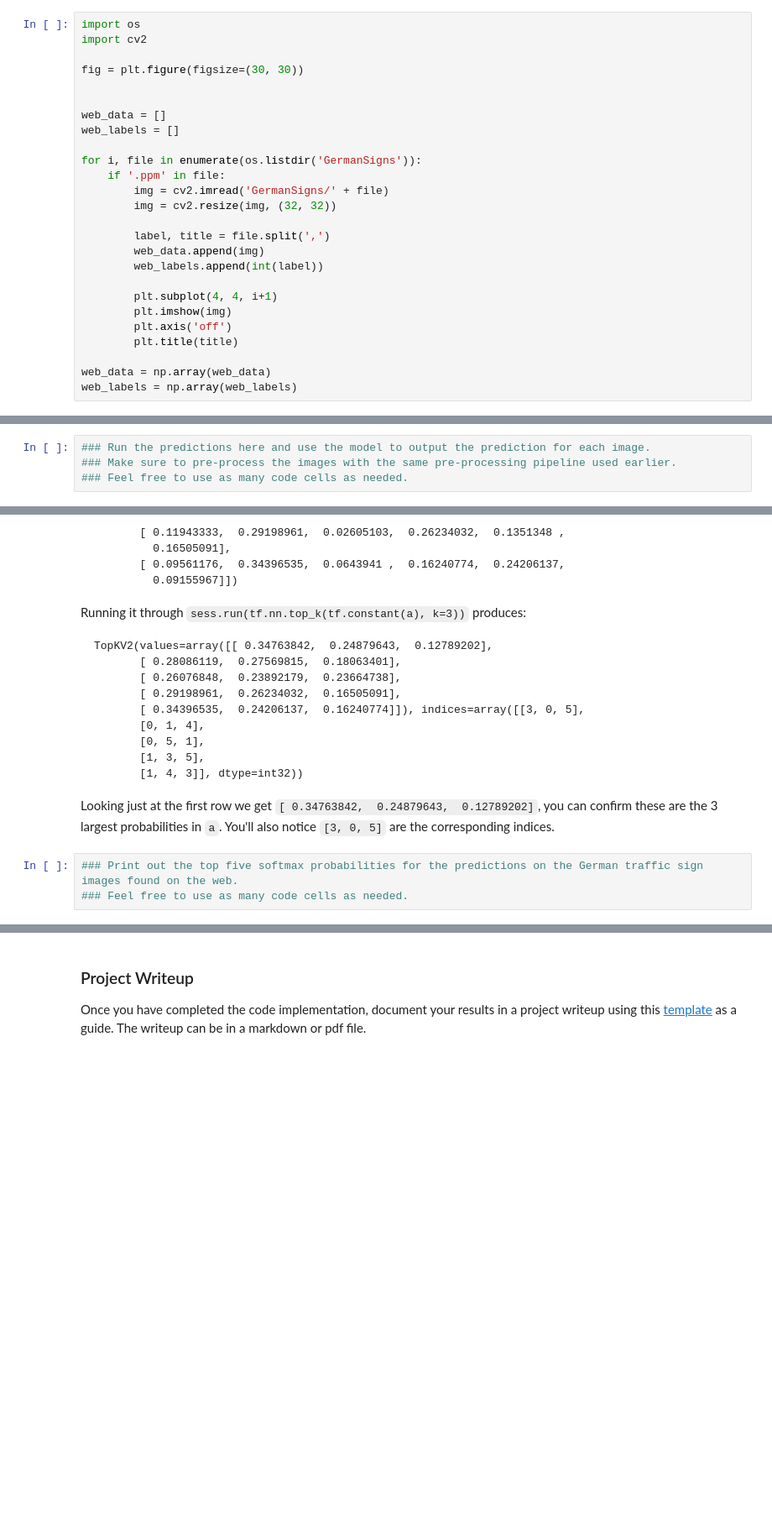
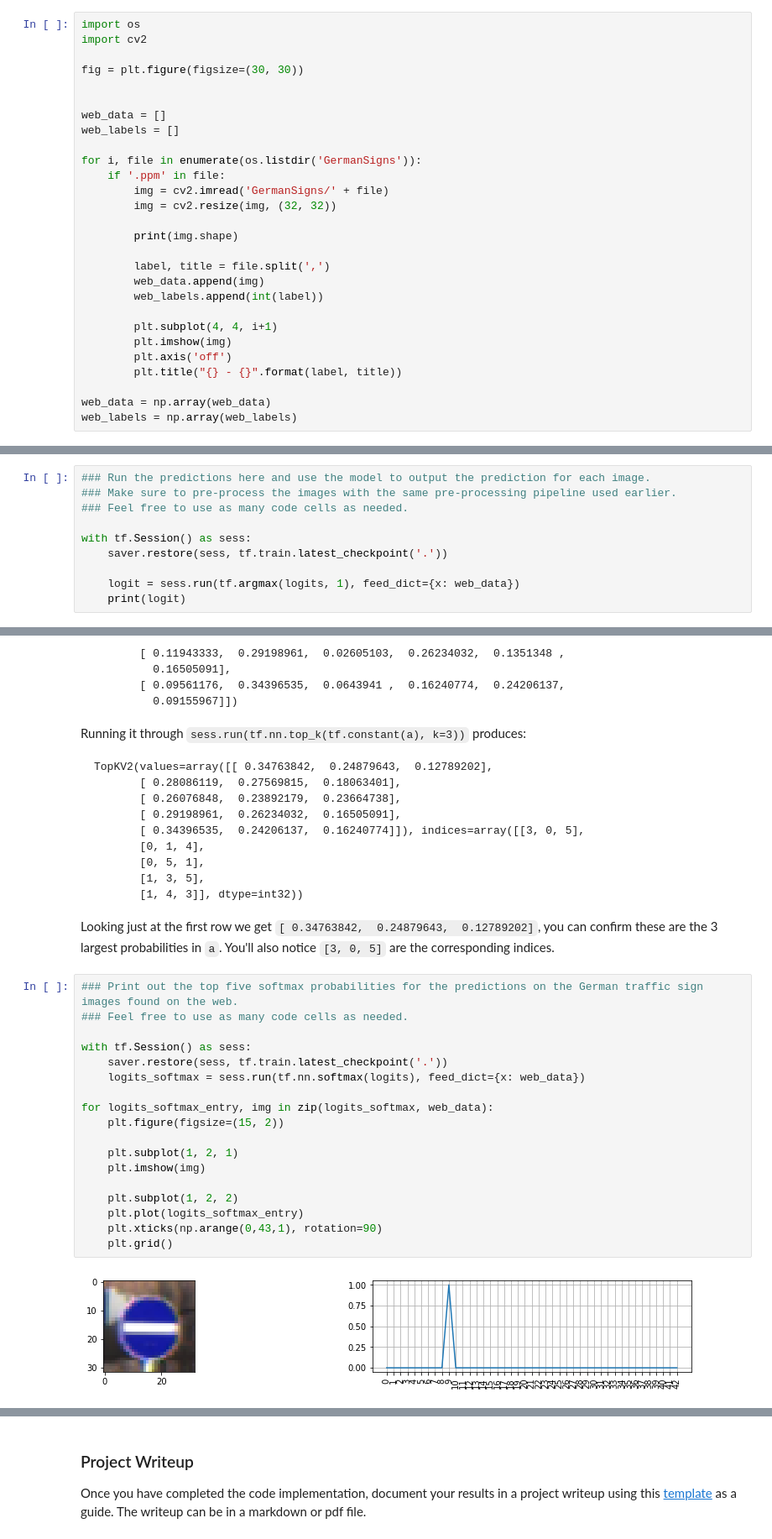
Before and after one commit to AlexanderKim/CarND-Traffic-Sign-Classifier-Project, a Jupyter notebook: Traffic_Sign_Classifier.ipynb, the cells around one changed output, grey strips where cells are left out. Shown: that part at 84% size. Cells and saved outputs as stored; diff of their text form; blank space fills up the shorter version.

```diff
--- a/Traffic_Sign_Classifier.ipynb
+++ b/Traffic_Sign_Classifier.ipynb
@@ -365,6 +362,8 @@ for i, file in enumerate(os.listdir('GermanSigns')):
         img = cv2.imread('GermanSigns/' + file)
         img = cv2.resize(img, (32, 32))
 
+        print(img.shape)
+
         label, title = file.split(',')
         web_data.append(img)
         web_labels.append(int(label))
@@ -372,7 +371,7 @@ for i, file in enumerate(os.listdir('GermanSigns')):
         plt.subplot(4, 4, i+1)
         plt.imshow(img)
         plt.axis('off')
-        plt.title(title)
+        plt.title("{} - {}".format(label, title))
 
 web_data = np.array(web_data)
 web_labels = np.array(web_labels)
@@ -384,3 +388,9 @@ web_labels = np.array(web_labels)
 ### Run the predictions here and use the model to output the prediction for each image.
 ### Make sure to pre-process the images with the same pre-processing pipeline used earlier.
 ### Feel free to use as many code cells as needed.
+
+with tf.Session() as sess:
+    saver.restore(sess, tf.train.latest_checkpoint('.'))
+
+    logit = sess.run(tf.argmax(logits, 1), feed_dict={x: web_data})
+    print(logit)
@@ -440,3 +452,20 @@ Looking just at the first row we get `[ 0.34763842,  0.24879643,  0.12789202]`,
 # %%
 ### Print out the top five softmax probabilities for the predictions on the German traffic sign images found on the web.
 ### Feel free to use as many code cells as needed.
+
+with tf.Session() as sess:
+    saver.restore(sess, tf.train.latest_checkpoint('.'))
+    logits_softmax = sess.run(tf.nn.softmax(logits), feed_dict={x: web_data})
+
+for logits_softmax_entry, img in zip(logits_softmax, web_data):
+    plt.figure(figsize=(15, 2))
+
+    plt.subplot(1, 2, 1)
+    plt.imshow(img)
+
+    plt.subplot(1, 2, 2)
+    plt.plot(logits_softmax_entry)
+    plt.xticks(np.arange(0,43,1), rotation=90)
+    plt.grid()
+# %% [output]
+[figure, added]
```
Also changed, not shown: parts of 7 cells of this notebook.
